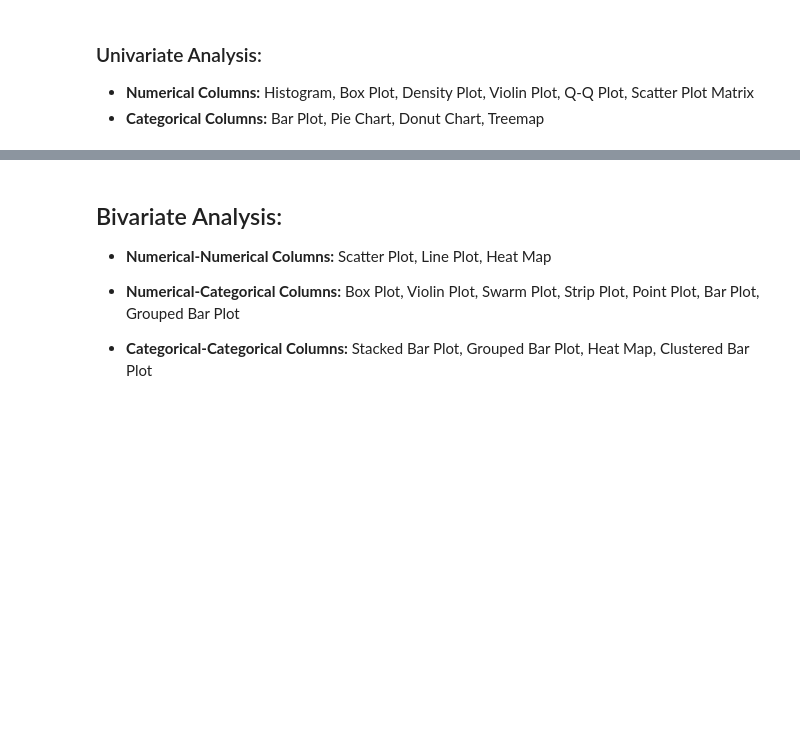
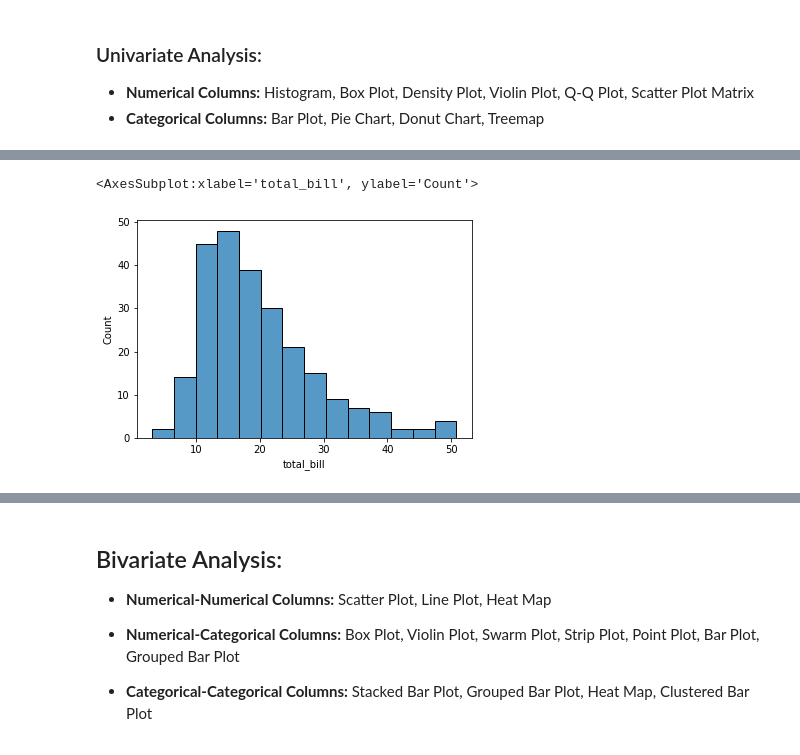
Before and after one commit to ehtisham-sadiq/AI-Pioneers-DataScience-Arena, a Jupyter notebook: notebooks/Exploratory-Data-Analysis.ipynb, the cells around one changed output, grey strips where cells are left out. Cells and saved outputs as stored; diff of their text form; code cells hidden in the pictures; blank space fills up the shorter version.

```diff
--- a/notebooks/Exploratory-Data-Analysis.ipynb
+++ b/notebooks/Exploratory-Data-Analysis.ipynb
@@ -21,6 +38,9 @@ import scipy.stats as stats
 # %%
-#sns.histplot()
+sns.histplot(df['total_bill']) # returns distribution
 #sns.boxplot()
 #sns.kdeplot()
 #sns.violinplot()
 #stats.probplot(dist='norm', plot=plt)
+# %% [output]
+<AxesSubplot:xlabel='total_bill', ylabel='Count'>
+[figure, added]
```
Also changed, not shown: parts of 34 cells of this notebook.
